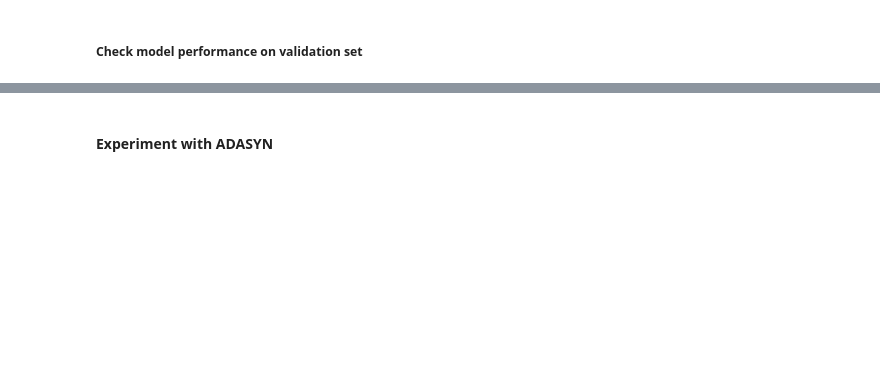
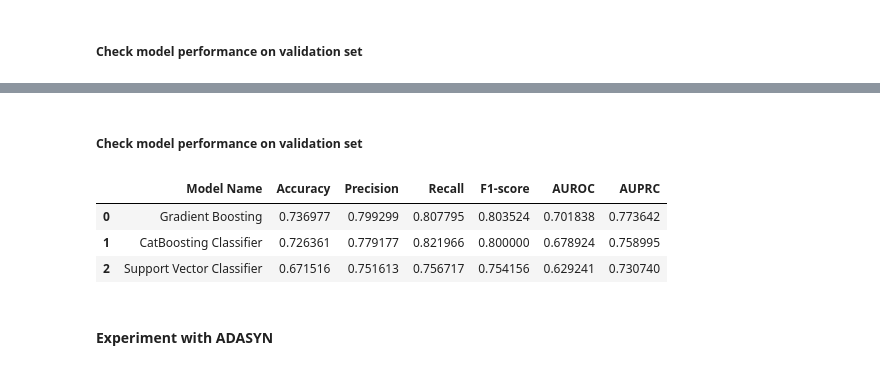
Before and after one commit to wanyingng/visa-approval-prediction, a Jupyter notebook: notebook/model_training.ipynb, the cells around one changed output, grey strips where cells are left out. Cells and saved outputs as stored; diff of their text form; code cells hidden in the pictures; blank space fills up the shorter version.

```diff
--- a/notebook/model_training.ipynb
+++ b/notebook/model_training.ipynb
@@ -1187,3 +1258,12 @@ val_perf_report_sm
+# %% [markdown]
+##### Check model performance on validation set
+# %%
+tuned_val_perf_report_sm
+# %% [output]
+|  | Model Name | Accuracy | Precision | Recall | F1-score | AUROC | AUPRC |
+| 0 | Gradient Boosting | 0.736977 | 0.799299 | 0.807795 | 0.803524 | 0.701838 | 0.773642 |
+| 1 | CatBoosting Classifier | 0.726361 | 0.779177 | 0.821966 | 0.800000 | 0.678924 | 0.758995 |
+| 2 | Support Vector Classifier | 0.671516 | 0.751613 | 0.756717 | 0.754156 | 0.629241 | 0.730740 |
 # %% [markdown]
 #### Experiment with ADASYN
 # %%
```
Also changed, not shown: parts of 65 cells of this notebook.
